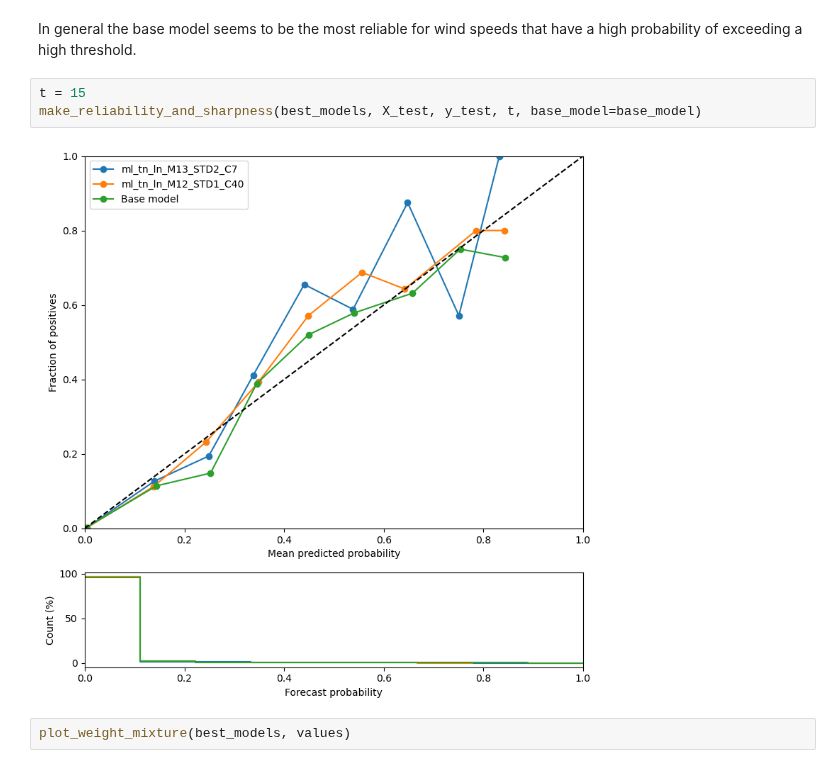
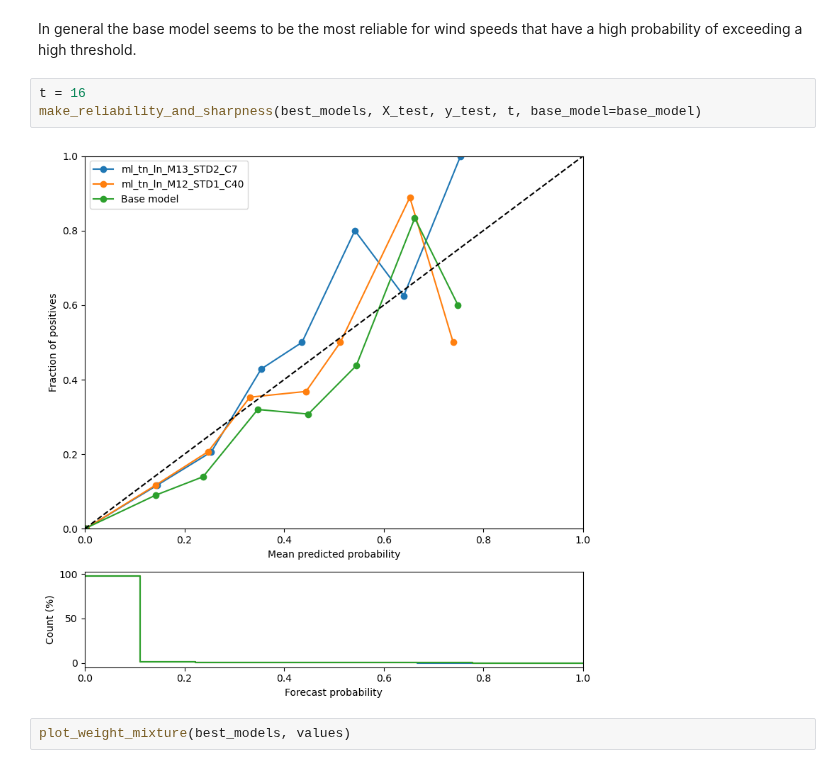
Before and after one commit to SimonHakvoort/thesiscode, a Jupyter notebook: src/new_emos_results/meeting_april.ipynb, the cells around one changed output. Saved outputs shown, nothing was run; the diff lists cells and outputs as text.

```diff
--- a/src/new_emos_results/meeting_april.ipynb
+++ b/src/new_emos_results/meeting_april.ipynb
@@ -581,10 +599,10 @@ There are 56 values in the PIT diagram
 # %% [markdown]
 In general the base model seems to be the most reliable for wind speeds that have a high probability of exceeding a high threshold.
 # %%
-t = 15
+t = 16
 make_reliability_and_sharpness(best_models, X_test, y_test, t, base_model=base_model)
 # %% [output]
-[figure, old version]
+[figure, new version]
 # %%
 plot_weight_mixture(best_models, values)
 # %% [output]
```
Also changed, not shown: parts of 15 cells of this notebook, 7 other files.
